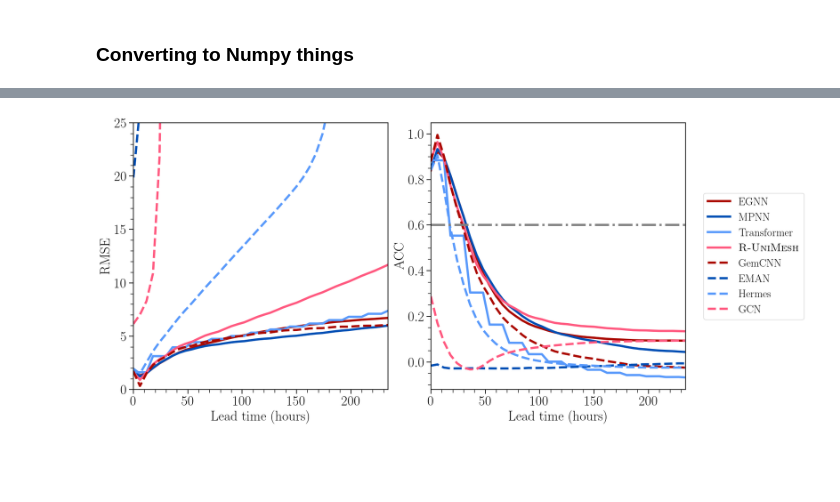
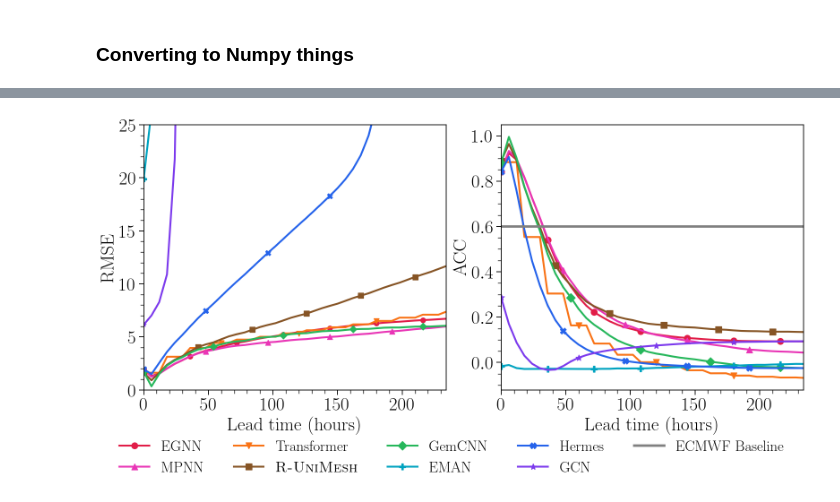
Before and after one commit to EdwardBerman/rayleigh_analysis, a Jupyter notebook: plots/2-plot-weatherbench.ipynb, the cells around one changed output, grey strips where cells are left out. Saved outputs shown, nothing was run; the diff lists cells and outputs as text; code cells hidden in the pictures; blank space fills up the shorter version.

```diff
--- a/plots/2-plot-weatherbench.ipynb
+++ b/plots/2-plot-weatherbench.ipynb
@@ -198,54 +323,83 @@ uni_acc = np.load("data/weatherbench/uni/temperature_acc_850.npy")
 # %%
 models = ["EGNN", "MPNN", "Transformer", r'$\textsc{R-UniMesh}$',
           "GemCNN", "EMAN", "Hermes", "GCN"]
 
 rmse_arrays = [egnn_rmse, mpnn_rmse, transformer_rmse, uni_rmse,
                gem_rmse, eman_rmse, hermes_rmse, gcn_rmse]
 
 acc_arrays = [egnn_acc, mpnn_acc, transformer_acc, uni_acc,
               gem_acc, eman_acc, hermes_acc, gcn_acc]
 
-colors = [
-    "#aa0800",
-    "#004eb4",
-    "#5899fb",
-    "#ff587f",
-]
-linestyles = ["-", "--"]
-
-model_styles = {}
-for i, model in enumerate(models):
-    color = colors[i % 4]
-    linestyle = linestyles[i // 4]
-    model_styles[model] = {"color": color, "linestyle": linestyle}
-
 timesteps = np.arange(len(egnn_rmse))
 hours = timesteps * 6
 
-fig, (ax1, ax2) = plt.subplots(1, 2, figsize=(18, 8))
+fig, (ax1, ax2) = plt.subplots(1, 2, figsize=(16, 8))
 
-# RMSE subplot
-for model, rmse_array in zip(models, rmse_arrays):
+
+# Different marker intervals for each model
+marker_intervals = [6, 8, 10, 7, 9, 6, 8, 10]  # tweak as needed
+
+# --- RMSE subplot ---
+for i, (model, rmse_array) in enumerate(zip(models, rmse_arrays)):
     style = model_styles[model]
-    ax1.plot(hours, rmse_array, color=style["color"],
-             linestyle=style["linestyle"], lw=4, label=model)
+    ax1.plot(
+        hours, rmse_array,
+        color=style["color"],
+        marker=style["marker"],
+        markersize=8,
+        markevery=marker_intervals[i],  # sparse and staggered
+        linestyle="-",
+        lw=3,
+        label=model
+    )
+
+
 ax1.set_xlabel("Lead time (hours)", labelpad=4)
 ax1.set_ylabel("RMSE", labelpad=4)
 ax1.set_ylim(0, 25)
 ax1.set_xlim(0, 234)
 
-# ACC subplot
-for model, acc_array in zip(models, acc_arrays):
+
+# --- ACC subplot ---
+for i, (model, acc_array) in enumerate(zip(models, acc_arrays)):
     style = model_styles[model]
-    ax2.plot(hours, acc_array, color=style["color"],
-             linestyle=style["linestyle"], lw=4, label=model)
+    ax2.plot(
+        hours, acc_array,
+        color=style["color"],
+        marker=style["marker"],
+        markersize=10,
+        markevery=marker_intervals[i],  # staggered markers
+        linestyle="-",
+        lw=3,
+        label=model
+    )
+
+# Baseline ACC line (no markers)
+baseline_line = ax2.axhline(y=0.6, color='gray', linestyle='-', lw=4, label="ECMWF Baseline")
+
 ax2.set_xlabel("Lead time (hours)", labelpad=4)
 ax2.set_ylabel("ACC", labelpad=4)
-ax2.axhline(y=0.6, color='gray', linestyle='-.', lw=4)
-ax2.legend(fontsize=20, loc='center left', bbox_to_anchor=(1.05, 0.5))
 ax2.set_xlim(0, 234)
 
-plt.tight_layout()
-plt.savefig("temperature_metrics_horizontal.png", dpi=300)
+handles2, labels2 = ax2.get_legend_handles_labels()
+
+# Combine handles, making sure the baseline is included
+handles = handles2  # ACC subplot handles already include baseline
+labels = labels2
+
+fig.legend(
+    handles,
+    labels,
+    loc="lower center",
+    ncol=5,
+    fontsize=24,
+    frameon=False,
+    bbox_to_anchor=(0.5, -0.05)
+)
+
+# Leave room at the bottom for the legend
+plt.tight_layout(rect=[0, 0.08, 1, 1])
+
+plt.savefig("temperature_metrics_horizontal.png", dpi=300, bbox_inches='tight')
 # %% [output]
-[figure, old version]
+[figure, new version]
```
Also changed, not shown: parts of 5 cells of this notebook, 1 other file.
